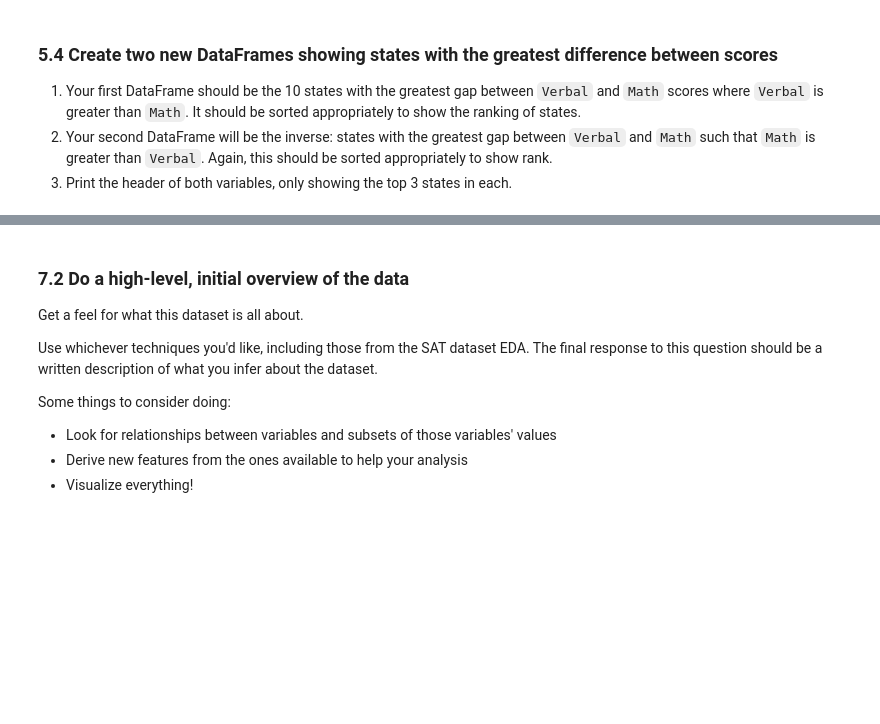
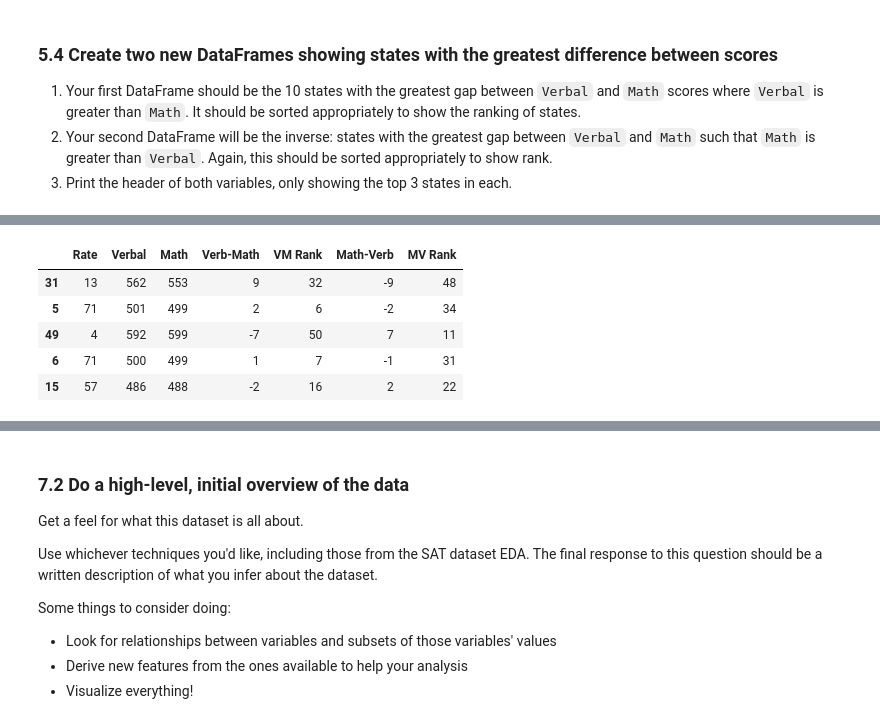
Before and after one commit to godsylla/Civic-Data-Analysis, a Jupyter notebook: project-02-v2-starter-code.ipynb, the cells around one changed output, grey strips where cells are left out. Saved outputs shown, nothing was run; the diff lists cells and outputs as text; code cells hidden in the pictures; blank space fills up the shorter version.

```diff
--- a/project-02-v2-starter-code.ipynb
+++ b/project-02-v2-starter-code.ipynb
@@ -510,3 +607,12 @@ Checking the summary statistics for data is an essential step in the EDA process
 ### 6.1 Create the correlation matrix of your variables (excluding `State`).
 
 What does the correlation matrix tell you?
+# %%
+MV_descending.sample(5)
+# %% [output]
+|  | Rate | Verbal | Math | Verb-Math | VM Rank | Math-Verb | MV Rank |
+| 31 | 13 | 562 | 553 | 9 | 32 | -9 | 48 |
+| 5 | 71 | 501 | 499 | 2 | 6 | -2 | 34 |
+| 49 | 4 | 592 | 599 | -7 | 50 | 7 | 11 |
+| 6 | 71 | 500 | 499 | 1 | 7 | -1 | 31 |
+| 15 | 57 | 486 | 488 | -2 | 16 | 2 | 22 |
```
Also changed, not shown: parts of 17 cells of this notebook.
